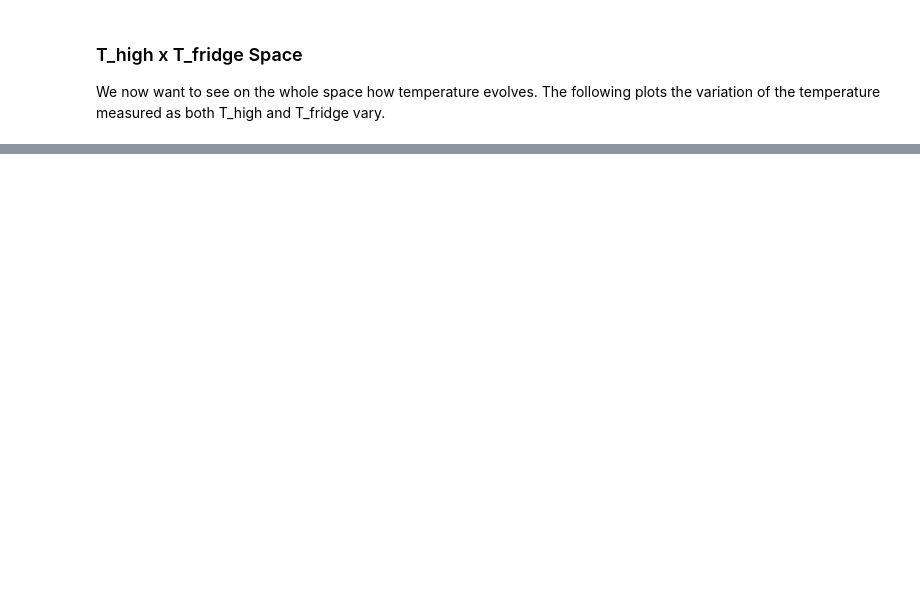
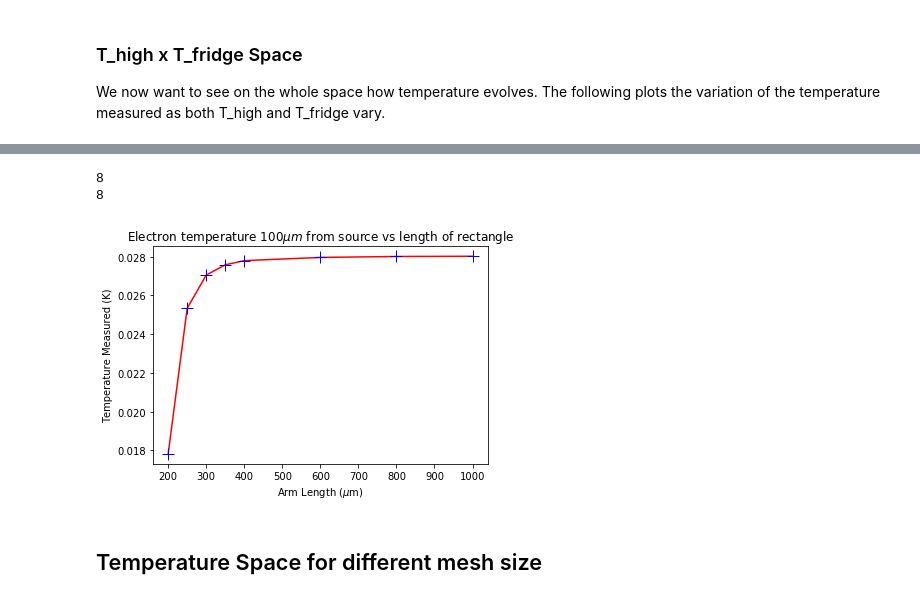
Before and after one commit to paulthulstrup/moose, a Jupyter notebook: modules/thermopower_diffusion/thermopower_analysis.ipynb, the cells around one changed output, grey strips where cells are left out. Drawn from its saved outputs; the diff is of its cells as text; code cells hidden in the pictures; blank space fills up the shorter version.

```diff
--- a/modules/thermopower_diffusion/thermopower_analysis.ipynb
+++ b/modules/thermopower_diffusion/thermopower_analysis.ipynb
@@ -94,0 +180,23 @@ plt.show()
+# %%
+# arm_length = [200, 400, 600,900, 1000,1100,1300,2000,3000, 4000,10000]
+
+arm_length = [200, 250, 300, 350, 400, 600,800,1000]
+
+df2 = pd.read_csv("./data/geovar2.csv", header=None)
+val = df2.values
+# %% [output]
+8
+8
+# %%
+markersize=2
+plt.plot(arm_length, val[0],c='r')
+plt.plot(arm_length, val[0],'+', markersize=12.0,c='b')
+
+plt.title("Electron temperature $100\mu m$ from source vs length of rectangle")
+plt.xlabel('Arm Length ($\mu$m)')
+plt.ylabel('Temperature Measured (K)')
+plt.show()
+# %% [output]
+[figure, added]
+# %% [markdown]
+## Temperature Space for different mesh size
```
Also changed, not shown: parts of 6 cells of this notebook, 6 other files.
